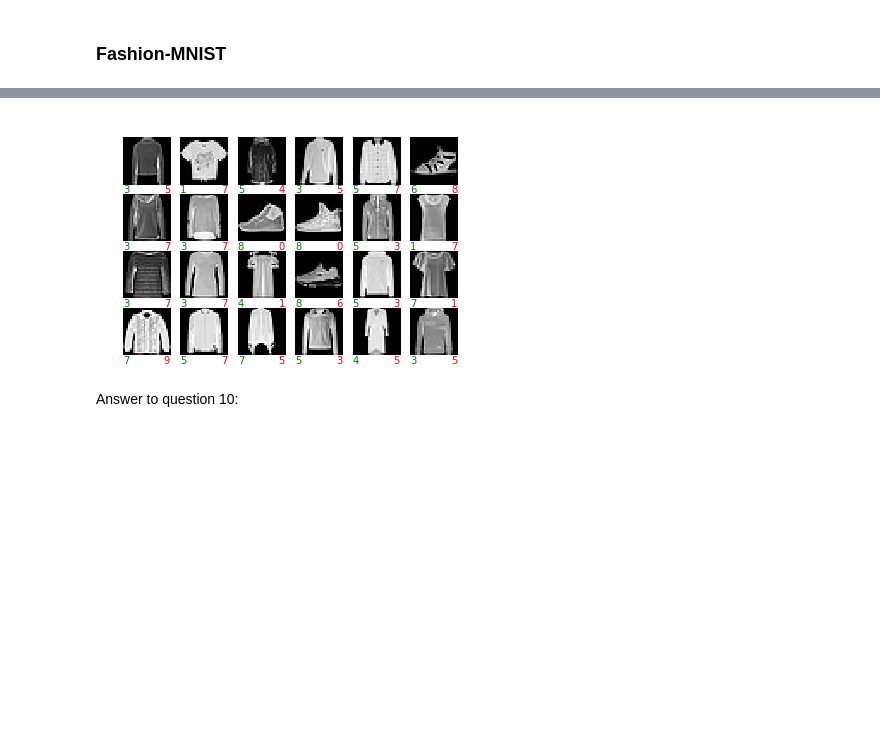
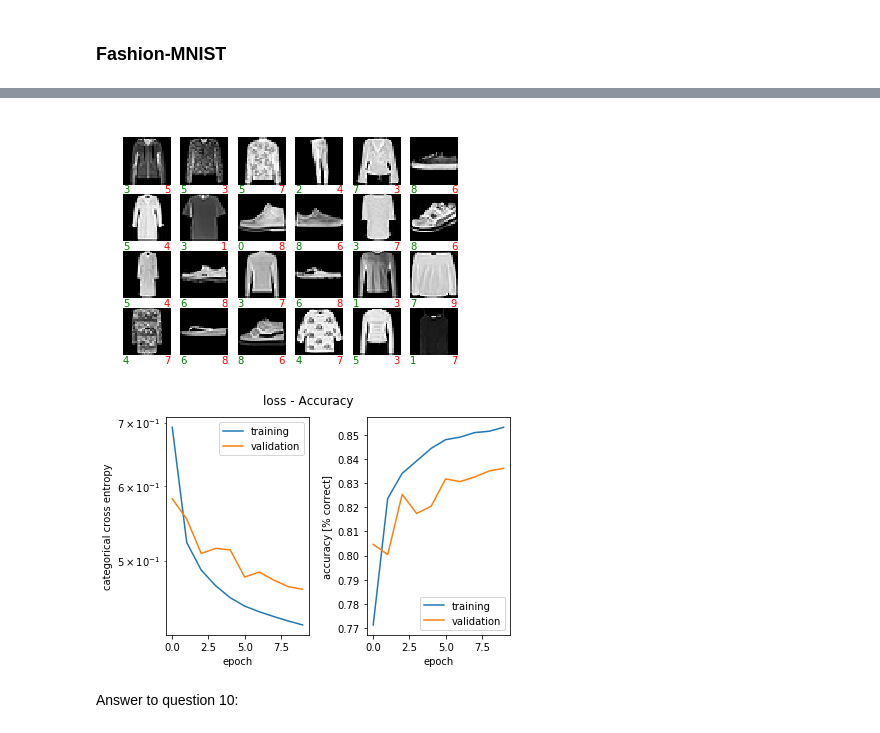
Before and after one commit to FredrikBixo/Artificial-neural-networks-miniproject1, a Jupyter notebook: miniproject1.ipynb, the cells around one changed output, grey strips where cells are left out. Cells and saved outputs as stored; diff of their text form; code cells hidden in the pictures; blank space fills up the shorter version.

```diff
--- a/miniproject1.ipynb
+++ b/miniproject1.ipynb
@@ -332,10 +333,13 @@ for i in range(0, len(predictedValues)):
     if predictedValues[i] != y_fashion_test_c[i]:
         missmatches.append(i)
 
-plot_some_samples(x_fashion_test, y_fashion_test, yhat_test,missmatches);
+plot_some_samples(x_fashion_test, y_fashion_test_c, yhat_test,missmatches);
 
 print('Test loss:', score[0])
 print('Test accuracy:', score[1])
+
+#Plot the graph
+plot_2 = plot_history(history, title='loss - Accuracy')
 # %% [output]
 Train on 60000 samples, validate on 10000 samples
 Epoch 1/10
@@ -357,4 +361,5 @@ Test accuracy: 0.8384
-[figure, old version]
+[figure, new version]
+[figure, added]
 # %% [markdown]
 Answer to question 10:
 # %% [markdown]
```
Also changed, not shown: parts of 5 cells of this notebook.
